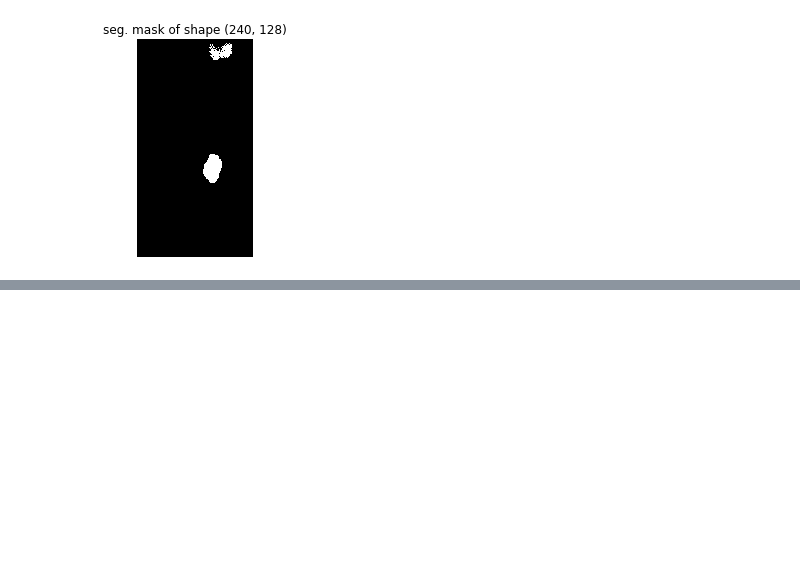
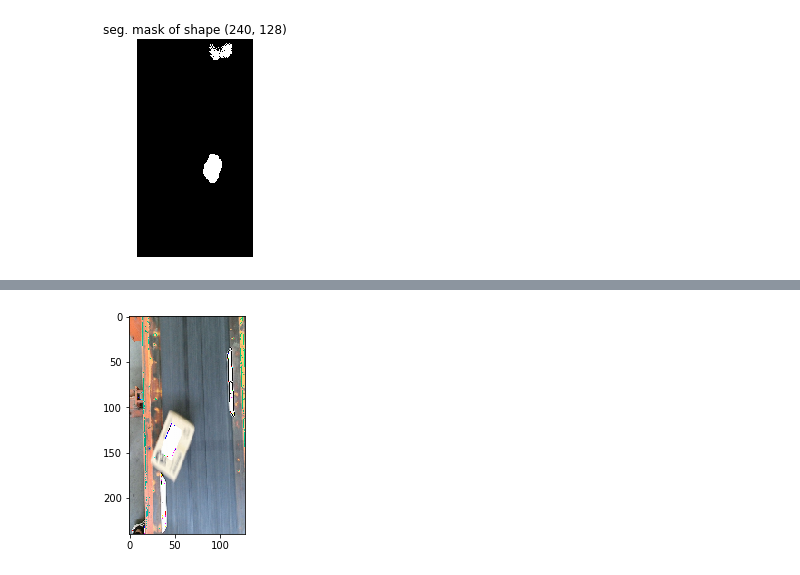
Before and after one commit to PointCloudNiphon/FeSeNet, a Jupyter notebook: test_prediction.ipynb, the cells around one changed output, grey strips where cells are left out. Cells and saved outputs as stored; diff of their text form; code cells hidden in the pictures; blank space fills up the shorter version.

```diff
--- a/test_prediction.ipynb
+++ b/test_prediction.ipynb
@@ -121,0 +170,11 @@ for frame_idx in tqdm.tqdm(range(1943)):
+# %%
+timgTrans = transferAndRoi(timg)
+plt.imshow(timgTrans.astype('uint8'))
+if not os.path.exists("10mm_result"):
+    os.mkdir("10mm_result")
+for i in tqdm.tqdm(_10mmlist):
+    ttimgs = cv2.imread("10mm/"+i)
+    ttimgs = transferAndRoi(ttimgs)
+    cv2.imwrite("10mm_result/"+i,ttimgs)
+# %% [output]
+[figure, added]
```
Also changed, not shown: parts of 7 cells of this notebook.
